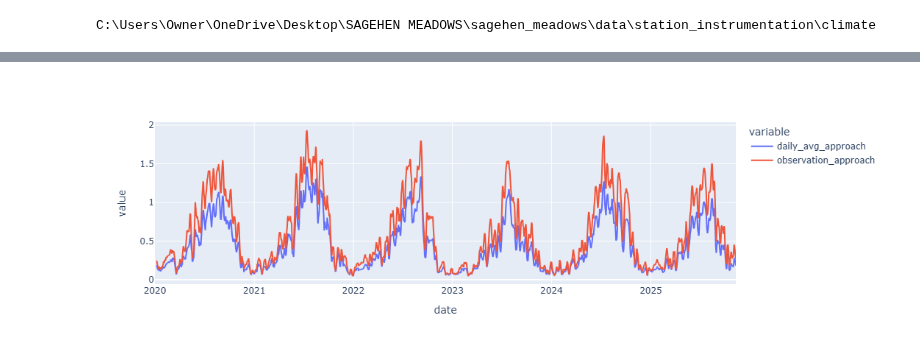
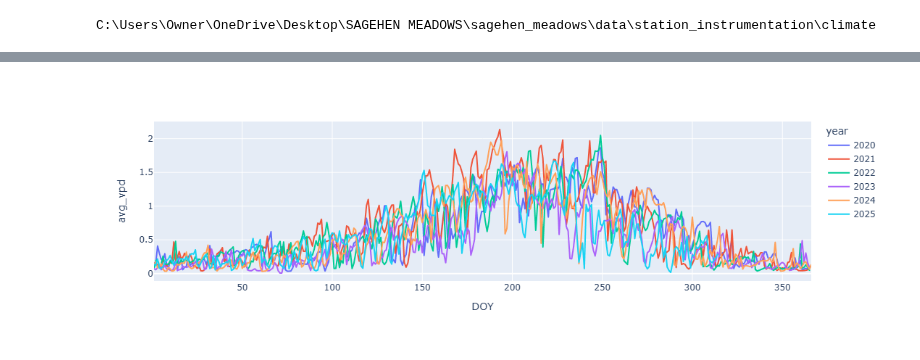
Before and after one commit to jnatali/sagehen_meadows, a Jupyter notebook: scripts/climate/VPD_long_term_analysis.ipynb, the cells around one changed output, grey strips where cells are left out. Drawn from its saved outputs; the diff is of its cells as text; code cells hidden in the pictures.

Commit message:
exploring longer time series with both datasets
1997-2019 data and 2020-2025 data are combined in the notebook, but I might retrieve the full 1997-2025 dataset from the data lister in the future

```diff
--- a/scripts/climate/VPD_long_term_analysis.ipynb
+++ b/scripts/climate/VPD_long_term_analysis.ipynb
@@ -118,0 +115,23 @@ merged
+# %%
+### Transformations for the 2020-2025 data
+selected_columns = ['time',
+                    'air-temp-avg-degc',
+                    'air-temp-min-degc',
+                    'air-temp-max-degc',
+                    'relative-humidity-avg-pct',
+                    'relative-humidity-min-pct',
+                    'relative-humidity-max-pct'
+                   ]
+renamed_columns = {'time':'datetime',
+                   'air-temp-avg-degc':'mean_T',
+                   'air-temp-min-degc':'min_T',
+                   'air-temp-max-degc':'max_T',
+                   'relative-humidity-avg-pct':'mean_RH',
+                   'relative-humidity-min-pct':'min_RH',
+                   'relative-humidity-max-pct':'max_RH'
+                  }
+
+weather_2020 = weather_2020_raw[selected_columns].rename(renamed_columns, axis='columns')
+weather_2020['datetime'] = pd.to_datetime(weather_2020['datetime'], format="%m/%d/%y %H:%M")
+
+weather_2020.head()
@@ -118,0 +145,4 @@ merged
+# %%
+full_weather = pd.concat([weather_1997, weather_2020], ignore_index=True)
+full_weather['vpd'] = calculate_VPD_series(full_weather, 'mean_T', 'mean_RH')
+full_weather
@@ -118,0 +163,8 @@ merged
+# %%
+grouped_weather = full_weather.groupby(full_weather['datetime'].apply(lambda val: val.date()), as_index=False).agg(min_vpd=('vpd', 'min'), max_vpd=('vpd', 'max'), avg_vpd=('vpd', 'mean'))
+grouped_weather['DOY'] = grouped_weather['datetime'].apply(lambda val: int(val.strftime('%j')))
+grouped_weather['year'] = grouped_weather['datetime'].apply(lambda val: int(val.strftime('%Y')))
+
+# Drop outliers
+grouped_weather = grouped_weather[~(grouped_weather['avg_vpd'] > 50)]
+grouped_weather
@@ -119,4 +185,6 @@ merged
+# %%
+grouped_2020 = grouped_weather[grouped_weather['year'] > 2019]
 # %%
-px.line(merged, x='date', y=['daily_avg_approach', 'observation_approach'])
+px.line(grouped_2020, x='DOY', y='avg_vpd', color='year')
 # %% [output]
-[figure, old version]
+[figure, new version]
```
Also changed, not shown: parts of 18 cells of this notebook, 1 other file.
